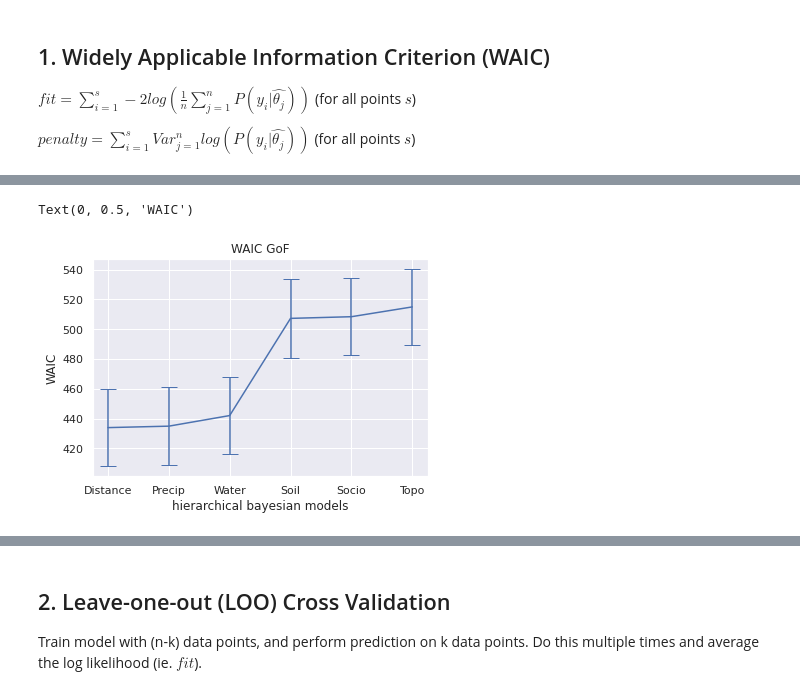
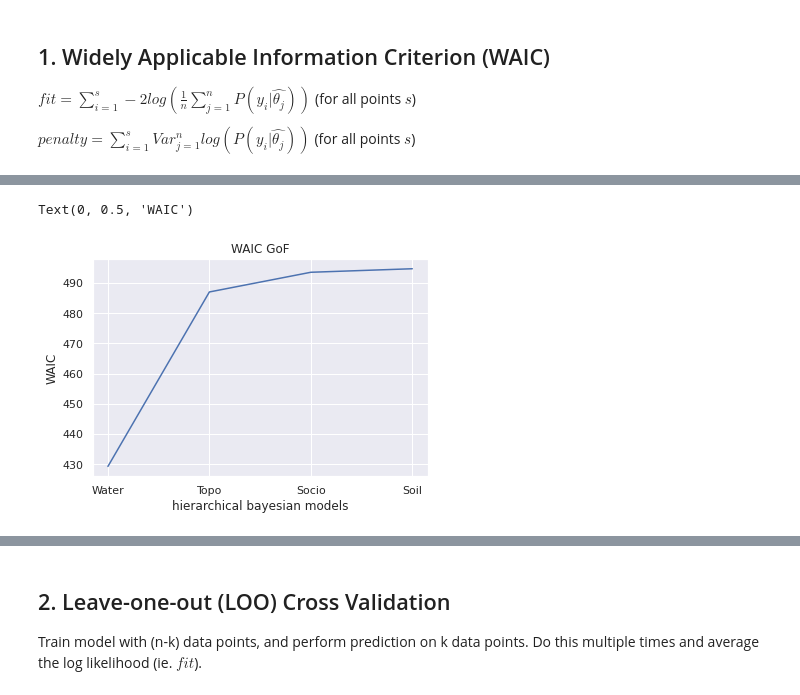
Before and after one commit to juannat7/bayesian_septic, a Jupyter notebook: notebooks/06 goodness_of_fit.ipynb, the cells around one changed output, grey strips where cells are left out. Saved outputs shown, nothing was run; the diff lists cells and outputs as text; code cells hidden in the pictures.

Commit message:
reworked normalization from min-max to z, fixed ordering problem in GoF, reworked bayesian formula from halfnormal to normal

```diff
--- a/notebooks/06 goodness_of_fit.ipynb
+++ b/notebooks/06 goodness_of_fit.ipynb
@@ -110,14 +94,14 @@ Text(0, 0.5, 'WAIC')
-# %%
-opt_waic_df = pm.compare(opt_traces_dict, ic='WAIC', scale='deviance')
-opt_waic_df.reset_index(inplace=True)
-
-# Plot WAIC (lower is better)
-ax = opt_waic_df['waic'].plot.line(yerr=opt_waic_df['se'], capsize=8)
-ax.set_xticks(range(len(opt_waic_df)))
-ax.set_xticklabels(['Distance', 'Precip', 'Water', 'Soil', 'Socio', 'Topo'])
-ax.set_title('WAIC GoF')
-ax.set_xlabel('hierarchical bayesian models')
-ax.set_ylabel('WAIC')
-# %% [output]
-Text(0, 0.5, 'WAIC')
-[figure, removed]
+# %%
+waic_df = pm.compare(traces_dict, ic='WAIC', scale='deviance')
+waic_df.reset_index(inplace=True)
+
+# Plot WAIC (lower is better)
+ax = waic_df['waic'].plot.line()
+ax.set_xticks(range(len(waic_df)))
+ax.set_xticklabels(waic_df['index'].values)
+ax.set_title('WAIC GoF')
+ax.set_xlabel('hierarchical bayesian models')
+ax.set_ylabel('WAIC')
+# %% [output]
+Text(0, 0.5, 'WAIC')
+[figure, added]
```
Also changed, not shown: parts of 9 cells of this notebook, 4 other files.
